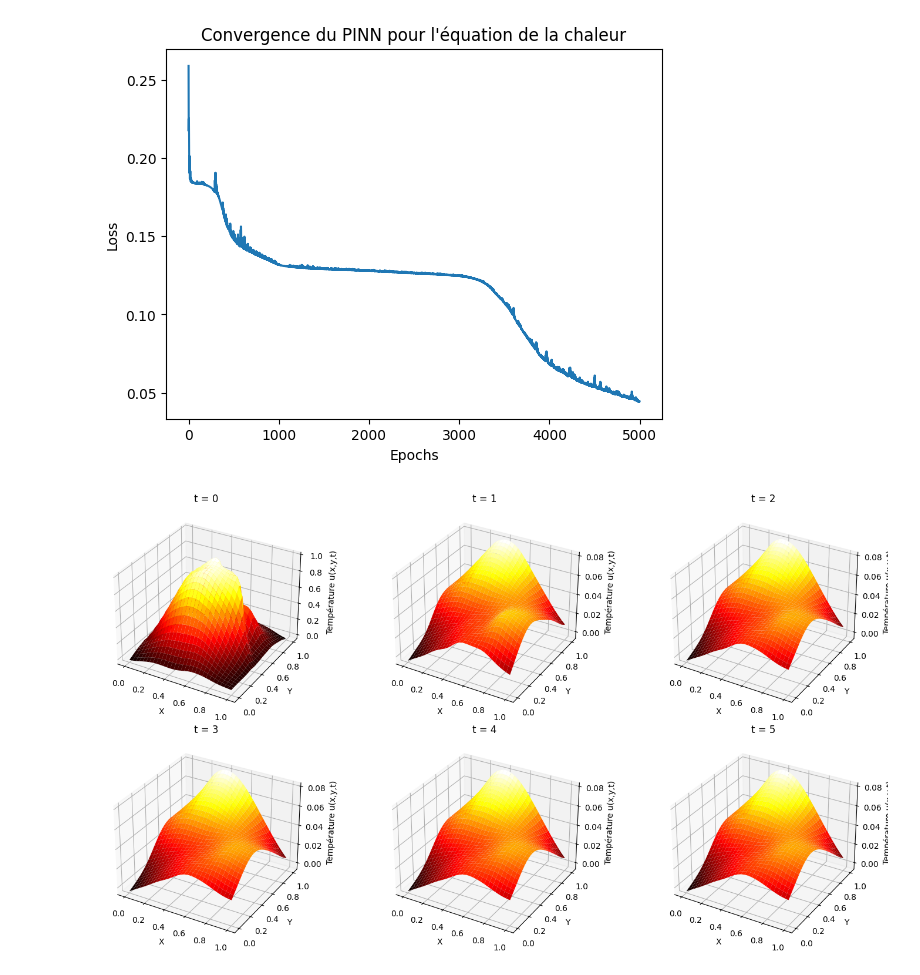
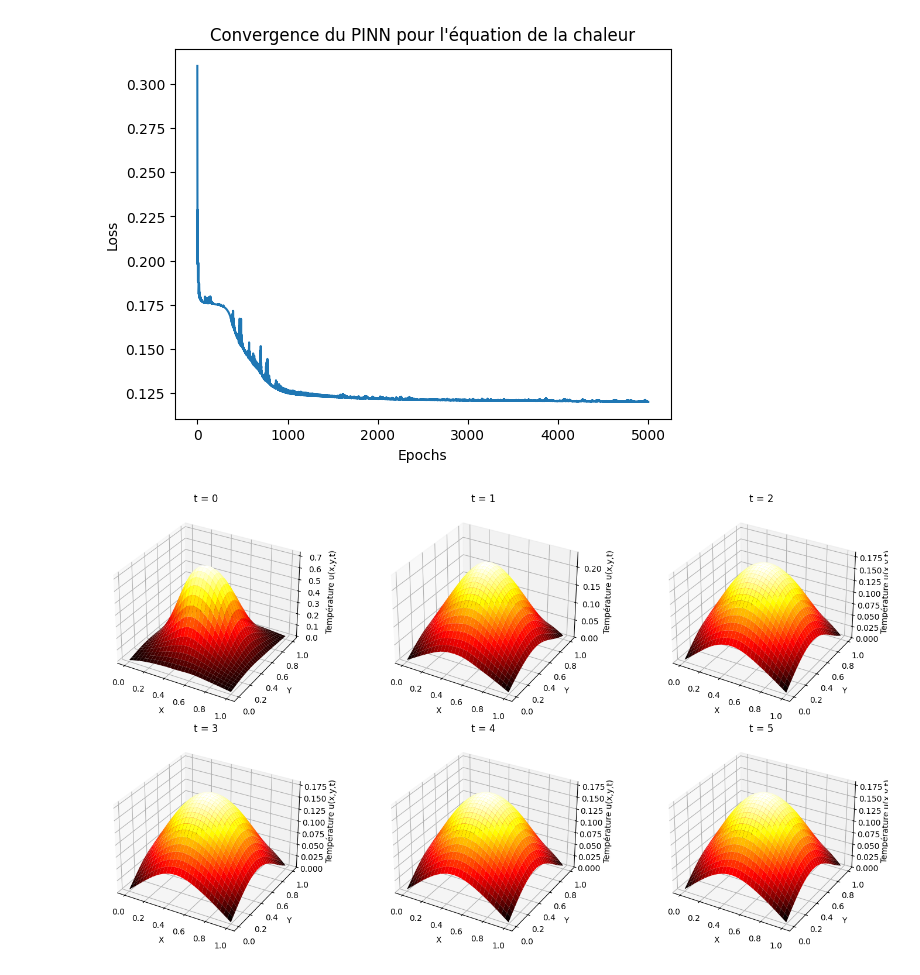
Before and after one commit to Atreus91/PINNs, a Jupyter notebook: Heat.ipynb, the cells around one changed output. Drawn from its saved outputs; the diff is of its cells as text; code cells hidden in the pictures.

Commit message:
generate_point_modif

```diff
--- a/Heat.ipynb
+++ b/Heat.ipynb
@@ -47,12 +47,26 @@ def loss_boundary_condition(x_boundary, y_boundary, t_boundary, model):
     u_pred = model(x_boundary, y_boundary, t_boundary)
     u_pred_boundary = torch.cat([u_pred[0,:], u_pred[-1,:], u_pred[:,0].T, u_pred[:,-1].T])
     return torch.mean(u_pred_boundary ** 2)  # Pénalise si u ≠ 0 aux bords
-# %%
-def generate_collocation_points(num_points=10000, T_max=5):
-    X = torch.rand(num_points, 1, requires_grad=True)  # x ∈ [0,1]
-    Y = torch.rand(num_points, 1, requires_grad=True)  # y ∈ [0,1]
-    T = torch.rand(num_points, 1, requires_grad=True) * T_max  # t ∈ [0,T_max]
-    return X, Y, T
+# %%
+def generate_collocation_points(grid_size=30, num_t=10, T_max=5):
+    """
+    Génère une grille régulière de (x, y) et plusieurs valeurs de t pour chaque (x, y).
+    """
+    # Génération d'une grille régulière (x, y)
+    x = np.linspace(0, 1, grid_size)
+    y = np.linspace(0, 1, grid_size)
+    X, Y = np.meshgrid(x, y)  # Grille de points (x, y)
+
+    # Conversion en tensors PyTorch
+    X_tensor = torch.tensor(X.flatten(), dtype=torch.float32).view(-1, 1)
+    Y_tensor = torch.tensor(Y.flatten(), dtype=torch.float32).view(-1, 1)
+
+    # Génération de plusieurs valeurs de t pour chaque (x, y)
+    T_tensor = torch.rand(len(X_tensor) * num_t, 1, dtype=torch.float32) * T_max  # Multiples valeurs de t
+    X_tensor = X_tensor.repeat(num_t, 1)  # Répète chaque x
+    Y_tensor = Y_tensor.repeat(num_t, 1)  # Répète chaque y
+
+    return X_tensor.requires_grad_(), Y_tensor.requires_grad_(), T_tensor.requires_grad_()
 # %%
 def train_pinn_heat(model, X_train, Y_train, T_train, U_initial, X_boundary, Y_boundary, T_boundary, alpha=0.03, num_epochs=101, lr=0.001):
 
@@ -96,7 +110,7 @@ model = PINN_HeatEquation()
 X_train, Y_train, T_train = generate_collocation_points()
 U_initial = torch.sin(np.pi * X_train) * torch.sin(np.pi * Y_train)  # Condition initiale
 
-X_boundary, Y_boundary, T_boundary = generate_collocation_points(1000)  # Points aux bords
+X_boundary, Y_boundary, T_boundary = generate_collocation_points()  # Points aux bords
 
 
 # 🔹 Entraînement du modèle
@@ -122,4 +136,4 @@ Epoch 4900, Loss: 0.046983569860458374
-[figure, old version]
+[figure, new version]
 # %%
 import numpy as np
 import torch
@@ -177,7 +191,7 @@ T_test = torch.linspace(0, 5, 10000).view(-1, 1)
 # visualize_heat_diffusion(model, X_train, Y_train, T_test)
 plot_heat_3D(model, grid_size=30, T_values=[0, 1, 2, 3, 4, 5])
 # %% [output]
-[figure, old version]
+[figure, new version]
 # %%
 import numpy as np
 
```
Also changed, not shown: parts of 2 cells of this notebook.
